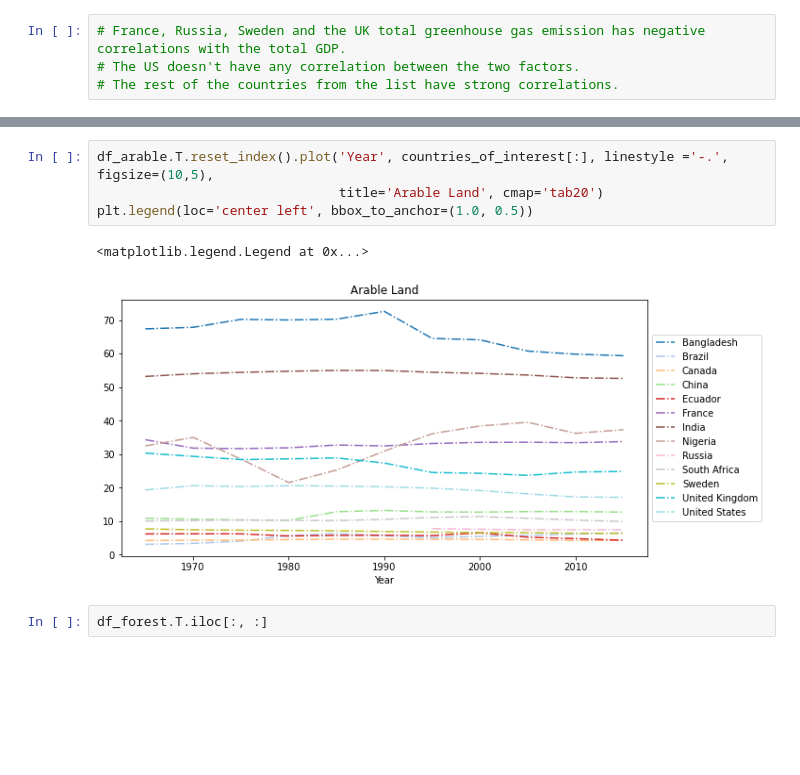
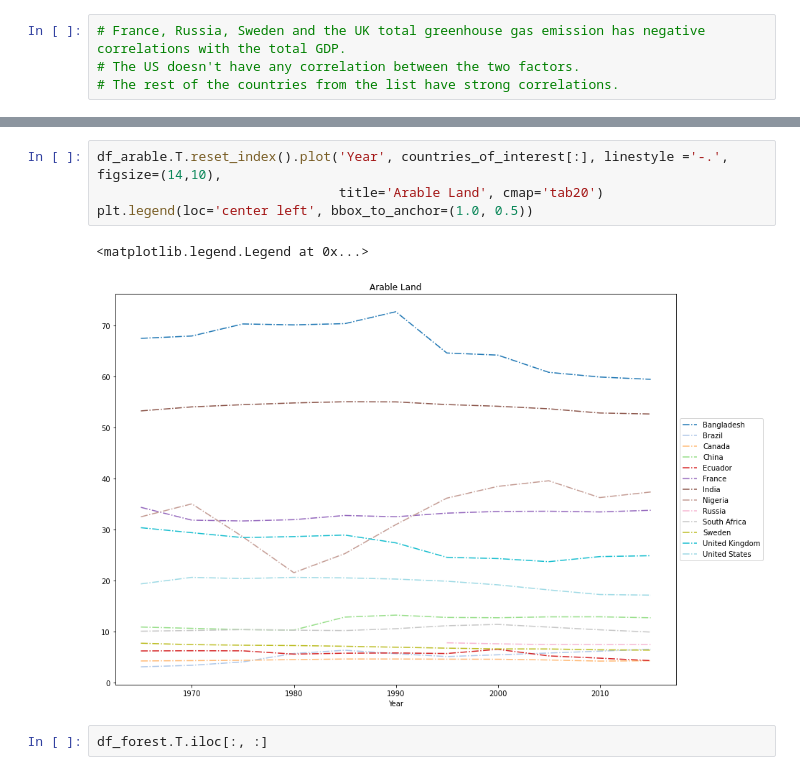
Before and after one commit to tan-lights/ADS1-Assignment-2, a Jupyter notebook: ADS1 Assignment 2 - Tanvir Ahmed.ipynb, the cells around one changed output, grey strips where cells are left out. Drawn from its saved outputs; the diff is of its cells as text; blank space fills up the shorter version.

```diff
--- a/ADS1 Assignment 2 - Tanvir Ahmed.ipynb
+++ b/ADS1 Assignment 2 - Tanvir Ahmed.ipynb
@@ -349,12 +390,12 @@ United Kingdom    79.294308
 United States     76.462385
 dtype: float64
 # %%
-df_arable.T.reset_index().plot('Year', countries_of_interest[:], linestyle ='-.', figsize=(10,5),
+df_arable.T.reset_index().plot('Year', countries_of_interest[:], linestyle ='-.', figsize=(14,10),
                                title='Arable Land', cmap='tab20')
 plt.legend(loc='center left', bbox_to_anchor=(1.0, 0.5))
 # %% [output]
 <matplotlib.legend.Legend at 0x...>
-[figure, old version]
+[figure, new version]
 # %%
 df_forest.T.iloc[:, :]
 # %% [output]
```
Also changed, not shown: parts of 14 cells of this notebook.
